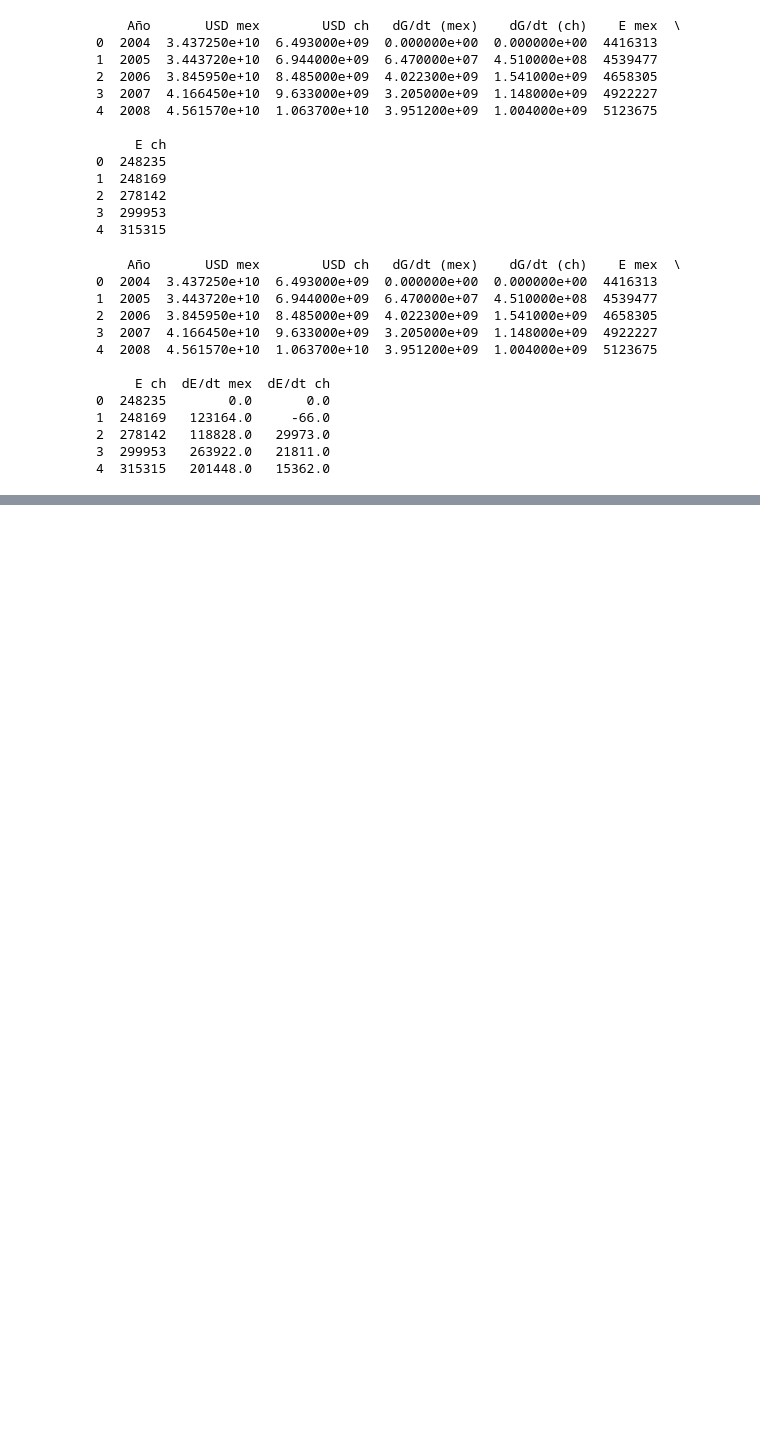
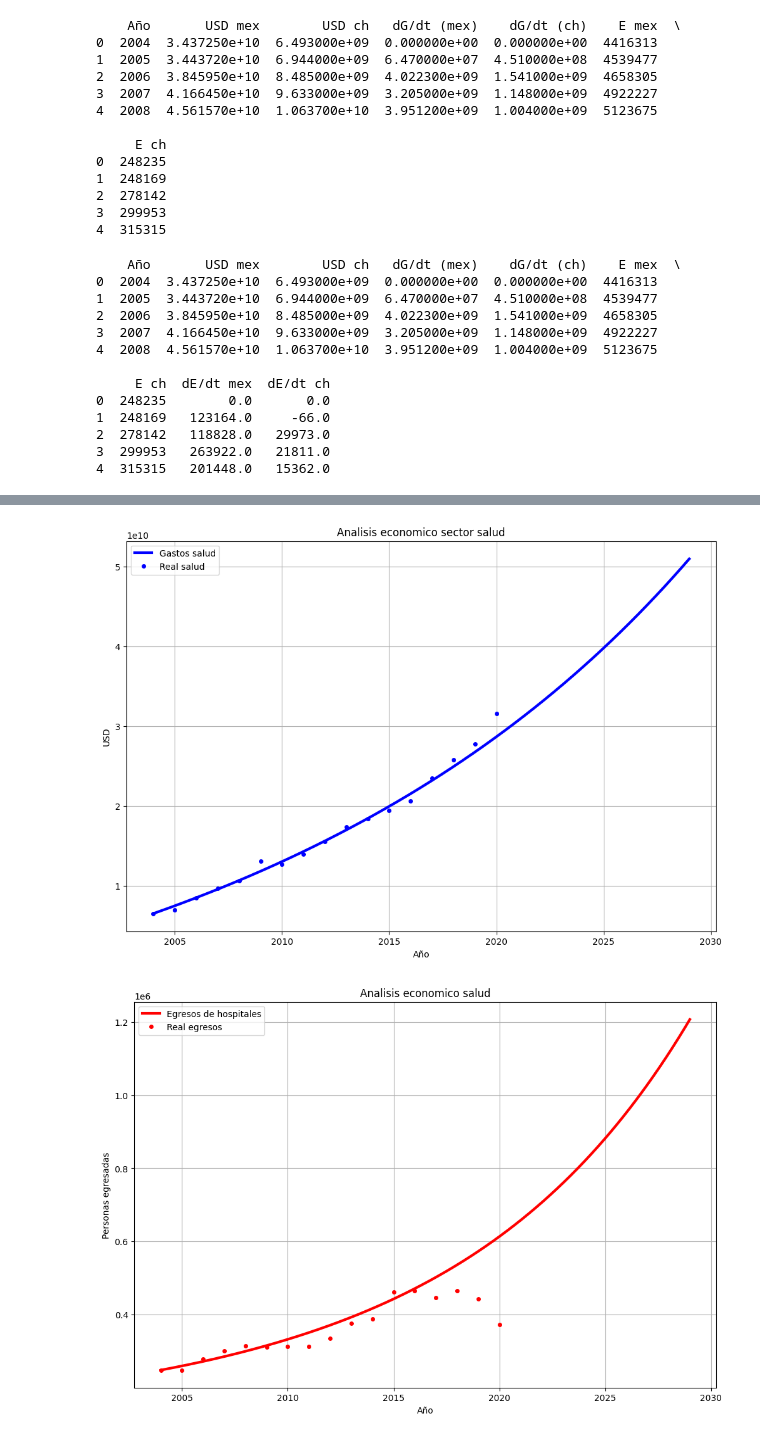
Before and after one commit to Lunaaaalj/MSED, a Jupyter notebook: code/sectores_salud/unificado_modelo.ipynb, the cells around one changed output, grey strips where cells are left out. Cells and saved outputs as stored; diff of their text form; code cells hidden in the pictures; blank space fills up the shorter version.

```diff
--- a/code/sectores_salud/unificado_modelo.ipynb
+++ b/code/sectores_salud/unificado_modelo.ipynb
@@ -216,0 +303,79 @@ plt.show()
+# %%
+def sistema_edos(t, y):
+    # y = [J, A, M, S, E]
+    jt, at, mt, st, et = y
+
+    # COEFICIENTES modelo poblacion
+    c1 = -0.0085  # tasa de natalidad
+    c2 = -0.0207  # tasa de mortalidad jóvenes
+    #const1= -2.161e+06
+    tj=0.0359
+    c3 = -0.0036  # tasa de mortalidad adultos (positiva)
+    #const2=-3.146e+07
+    ta=-0.0002
+    c4 =  -0.0344 # tasa de mortalidad mayores
+    #const3=-1.404e+06
+
+     # Coeficientes salud para S (nuevo ajuste)
+
+    xi1 = 500       # efecto de M
+    xi2 = 900        # efecto de E
+    xi3 = 0.010
+
+    # Coeficientes salud para E
+
+    xi4 = -0.007       # antes 0.35
+    xi5 = 6.0e-08     # antes 8.0e-06
+    xi6 = 0.10       # antes -0.25
+    const5 = -5.0e3   # antes -1.0e5   # corrige el nivel de la derivada
+
+
+
+    # ECUACIONES Poblacion
+    dyJ = c1*at-c2*jt#+const1
+    dyA = tj*jt-c3*at#+const2
+    dyM = ta*at-c4*mt#+const3
+
+    # Ecuaciones salud
+
+    dyS = xi1*mt + xi2*et + xi3*st #+ const4
+    dyE = xi4*mt + xi5*st + xi6*et + const5
+
+    return [dyJ, dyA, dyM, dyS, dyE]
+
+
+y0 = [4057629.0,10640163.0,1324341.0, 6493000000.0,248235]
+t0, tf, h = 0, 25, 0.01
+
+t, y = RK4(sistema_edos, y0, t0, tf, h)
+
+years=t+2004
+fig, ax= plt.subplots(1,1,figsize=(12,8))
+
+years_real=df['Año']
+
+# salud
+ax.plot(years, y[:,3],'-b',linewidth=3,label='Gastos salud')
+ax.plot(years_real, df['USD ch'], 'bo',markersize=4,label='Real salud')
+
+ax.set_title('Analisis economico sector salud')
+ax.set_xlabel('Año')
+ax.set_ylabel('USD')
+ax.grid(True)
+ax.legend()
+plt.show()
+
+fig, bx = plt.subplots(1,1,figsize=(12,8))
+
+bx.plot(years,y[:,4],'-r',linewidth=3,label='Egresos de hospitales')
+bx.plot(years_real,df['E ch'],'ro',markersize=4,label='Real egresos')
+
+bx.set_title('Analisis economico salud')
+bx.set_xlabel("Año")
+bx.set_ylabel("Personas egresadas")
+bx.grid(True)
+bx.legend()
+plt.show()
+# %% [output]
+[figure, added]
+[figure, added]
```
Also changed, not shown: parts of 7 cells of this notebook, 5 other files.
